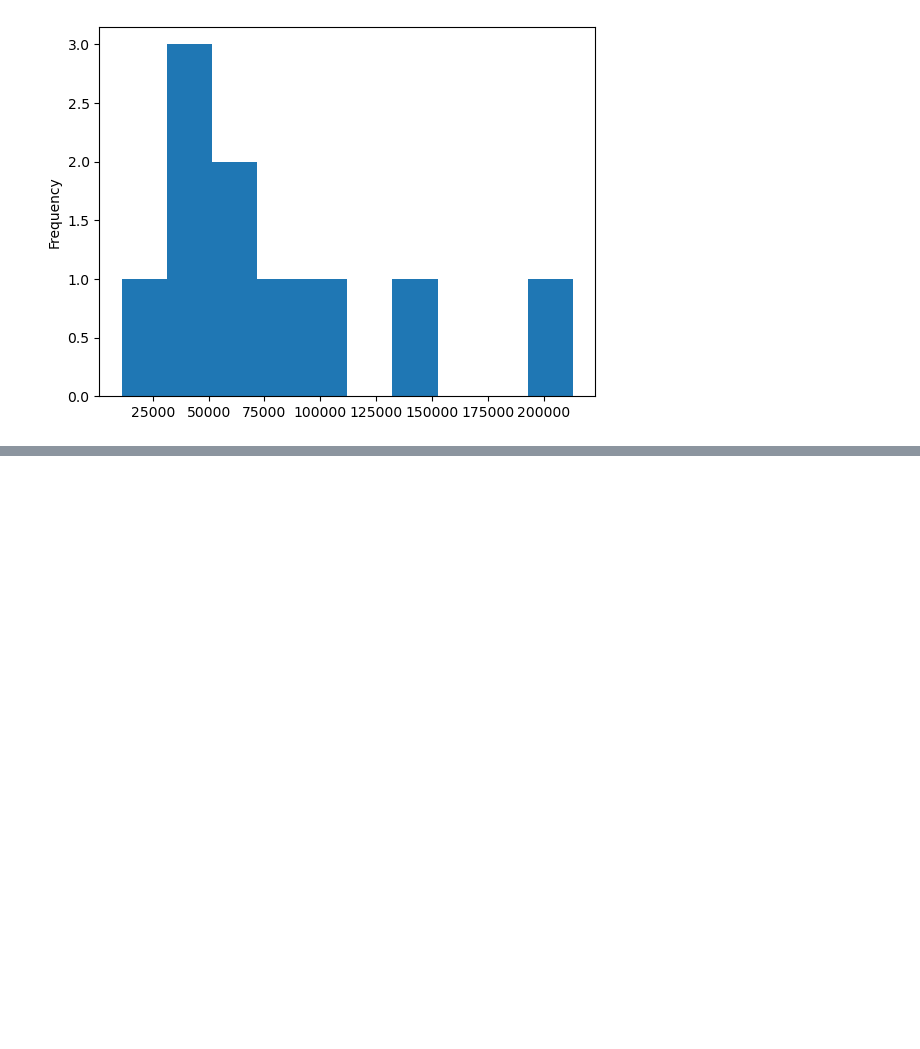
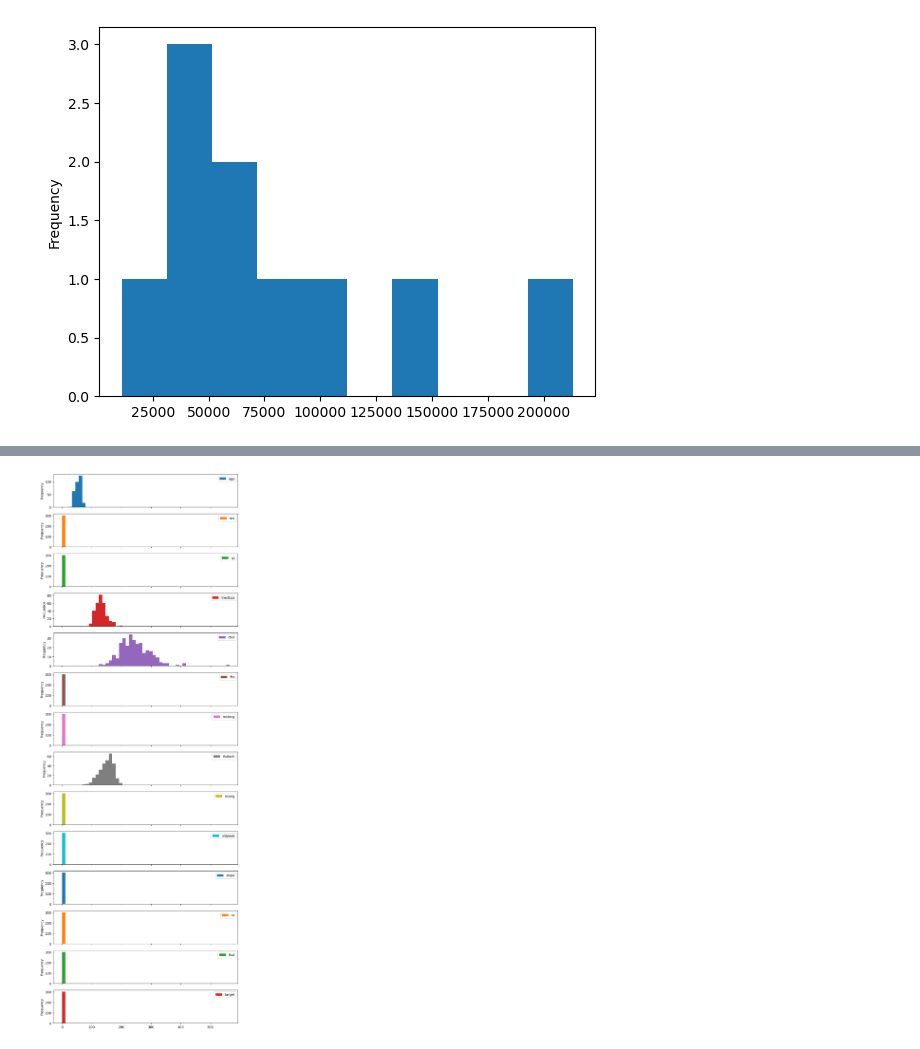
Before and after one commit to kunzaka001/learnML, a Jupyter notebook: intro to matplotlib/Introduction to Matplotlib.ipynb, the cells around one changed output, grey strips where cells are left out. Saved outputs shown, nothing was run; the diff lists cells and outputs as text; code cells hidden in the pictures; blank space fills up the shorter version.

```diff
--- a/intro to matplotlib/Introduction to Matplotlib.ipynb
+++ b/intro to matplotlib/Introduction to Matplotlib.ipynb
@@ -341,0 +367,4 @@ car_sales["Odometer (KM)"].plot.hist(bins=10);
+# %%
+heart_disease.plot.hist(figsize=(10, 30), subplots=True);
+# %% [output]
+[figure, added]
```
Also changed, not shown: parts of 10 cells of this notebook.
